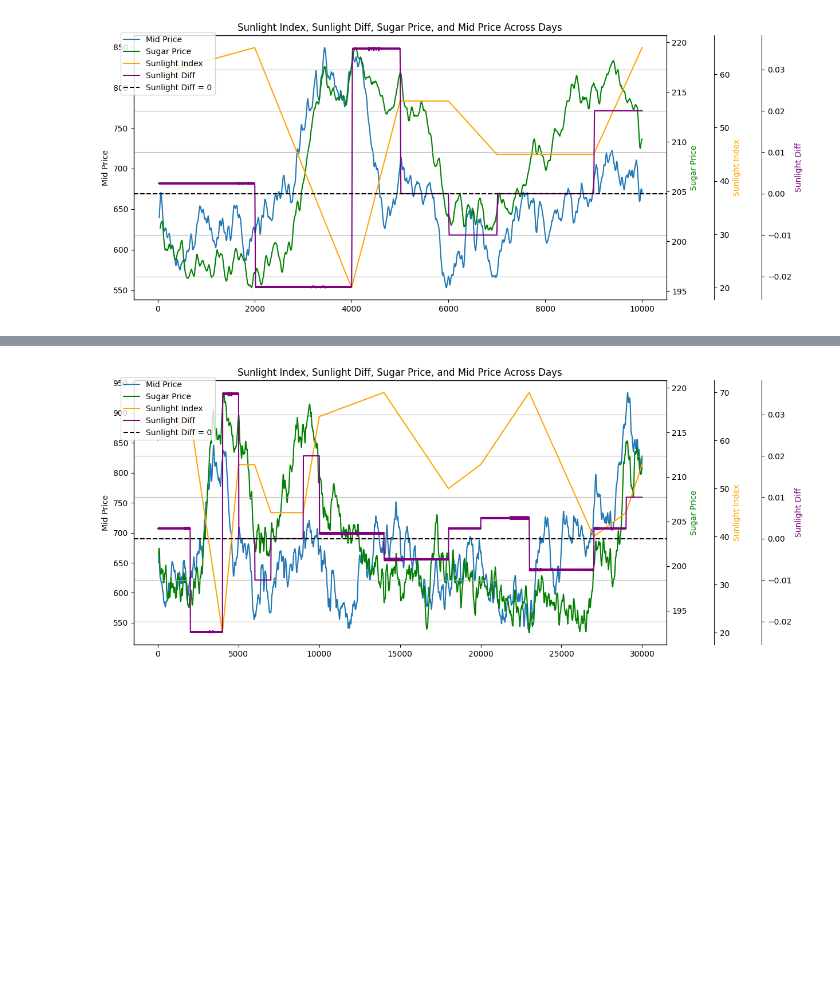
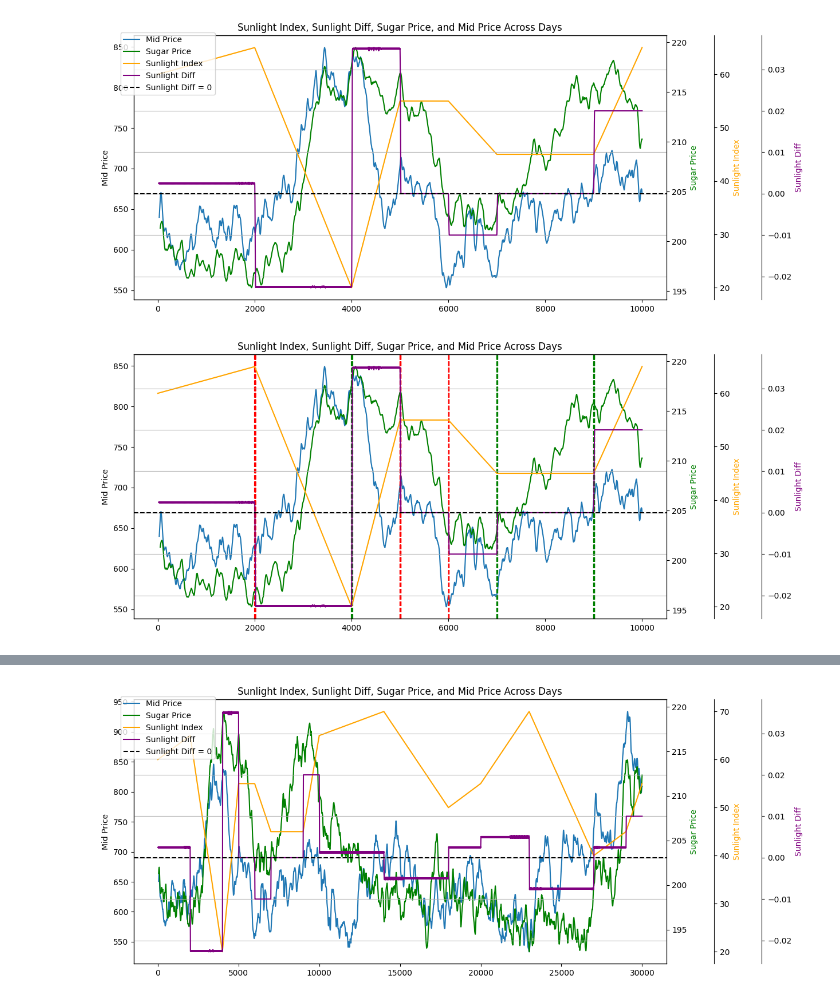
Before and after one commit to kinshu0/prosperity-3, a Jupyter notebook: round4/research-3.ipynb, the cells around one changed output, grey strips where cells are left out. Drawn from its saved outputs; the diff is of its cells as text; code cells hidden in the pictures; blank space fills up the shorter version.

```diff
--- a/round4/research-3.ipynb
+++ b/round4/research-3.ipynb
@@ -102,7 +102,7 @@ plot_components(df['mid_price'], df['sugarPrice'], df['sunlightIndex'])
 # %% [output]
 [figure]
 # %%
-data = df.iloc[1500:2500]
+data = df.iloc[1990:2100]
 data = df
 sma = data['mid_price'].rolling(30).mean()
 mid_diff = sma.diff(periods=20).rolling(50).mean()
@@ -152,3 +152,56 @@ plot_components_with_sunlight_diff(
 )
 # %% [output]
 [figure]
+# %%
+def plot_components_with_sunlight_diff(comp1, comp2, comp3, sunlight, sunlight_diff, dot_dot_sunlight, inflection_threshold = 0.001):
+    fig, ax1 = plt.subplots(figsize=(12, 6))
+
+    ax2 = ax1.twinx()
+    ax3 = ax1.twinx()
+    ax4 = ax1.twinx()
+
+    # Offset the third and fourth axes to avoid overlap
+    ax3.spines['right'].set_position(('outward', 60))
+    ax4.spines['right'].set_position(('outward', 120))
+
+    ax1.plot(comp1.index, comp1, label='Mid Price')
+    ax2.plot(comp2.index, comp2, label='Sugar Price', color='green')
+    ax3.plot(comp3.index, comp3, label='Sunlight Index', color='orange')
+    ax4.plot(sunlight_diff.index, sunlight_diff, label='Sunlight Diff', color='purple')
+
+    # Draw a black line where sunlight diff is zero
+    ax4.axhline(0, color='black', linestyle='--', label='Sunlight Diff = 0')
+
+    # Plot vertical lines at inflection points
+    for idx in dot_dot_sunlight.dropna().index:
+    # for idx in dot_dot_sunlight.dropna().index:
+        if dot_dot_sunlight[idx] > inflection_threshold:  # Positive inflection point
+            ax1.axvline(x=idx, color='green', linestyle='--', alpha=0.7, label='Positive Inflection Point')
+        elif dot_dot_sunlight[idx] < -inflection_threshold:  # Negative inflection point
+            ax1.axvline(x=idx, color='red', linestyle='--', alpha=0.7, label='Negative Inflection Point')
+
+    plt.xlabel('time')
+    ax1.set_ylabel('Mid Price')
+    ax2.set_ylabel('Sugar Price', color='green')
+    ax3.set_ylabel('Sunlight Index', color='orange')
+    ax4.set_ylabel('Sunlight Diff', color='purple')
+
+    plt.title('Sunlight Index, Sunlight Diff, Sugar Price, and Mid Price Across Days')
+    plt.xticks(rotation=45)
+    plt.grid()
+    plt.show()
+
+
+sunlight_smooth = data['sunlightIndex'].diff().rolling(10).mean().rolling(10).mean()
+
+# Example usage
+plot_components_with_sunlight_diff(
+    sma,
+    data['sugarPrice'].rolling(50).mean(),
+    data['sunlightIndex'],
+    data['sunlightIndex'],
+    data['sunlightIndex'].diff().rolling(10).mean().rolling(10).mean(),
+    sunlight_smooth.diff(2),
+)
+# %% [output]
+[figure, added]
```
Also changed, not shown: parts of 2 cells of this notebook, 2 other files.
